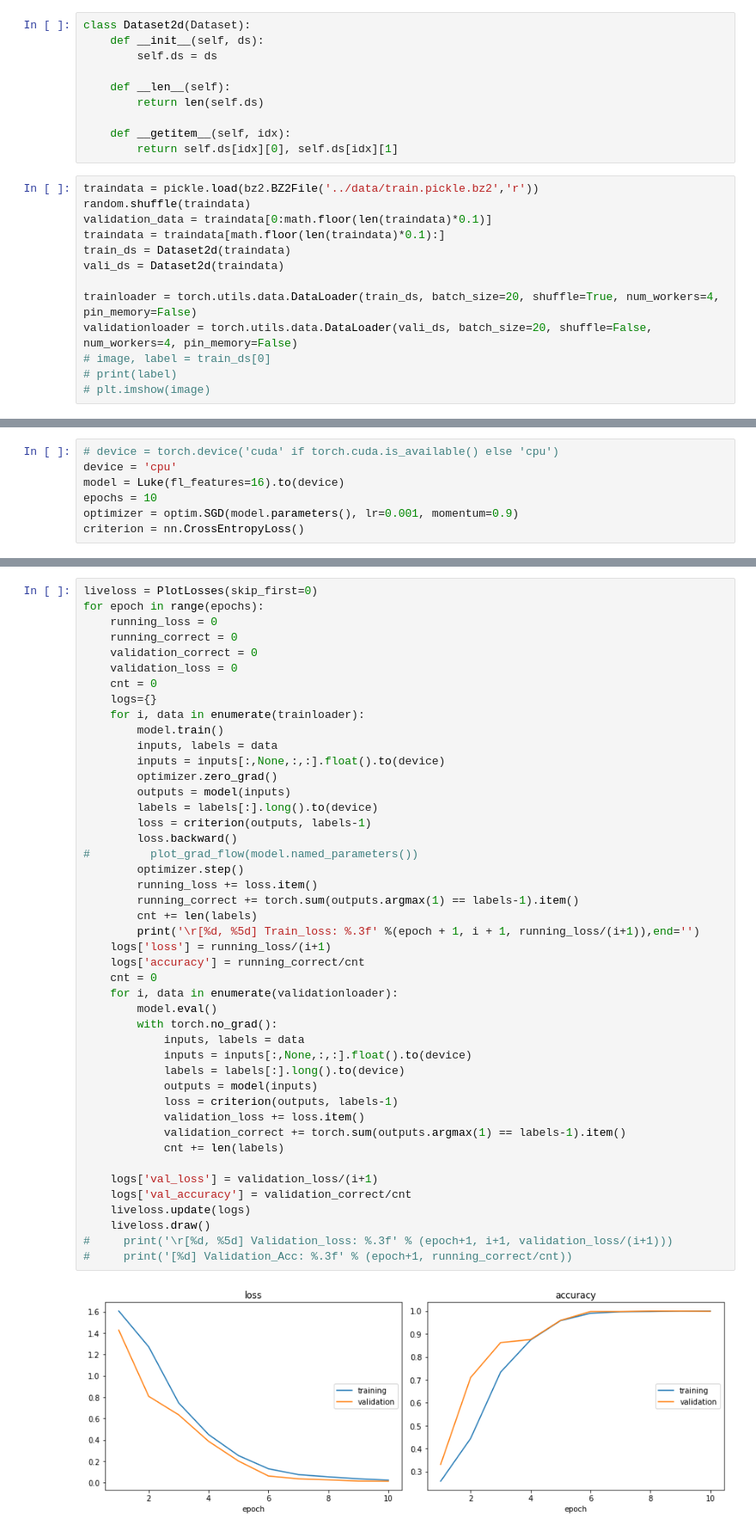
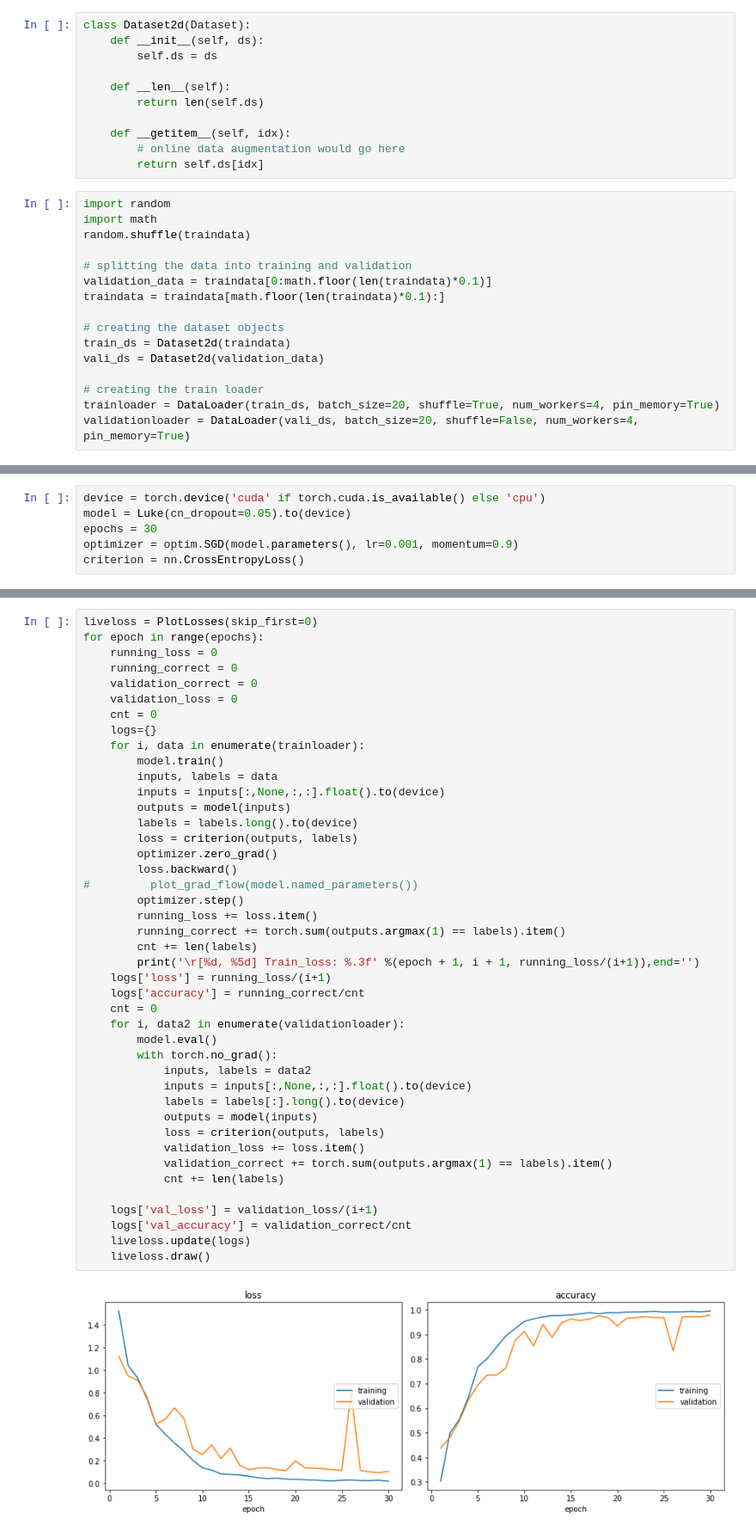
Before and after one commit to arechberger/model_lookilooki, a Jupyter notebook: notebooks/training.ipynb, the cells around one changed output, grey strips where cells are left out. Shown at 86% size. Cells and saved outputs as stored; diff of their text form.

```diff
--- a/notebooks/training.ipynb
+++ b/notebooks/training.ipynb
@@ -75,17 +94,21 @@ class Dataset2d(Dataset):
         return len(self.ds)
 
     def __getitem__(self, idx):
-        return self.ds[idx][0], self.ds[idx][1]
+        # online data augmentation would go here
+        return self.ds[idx]
 # %%
-traindata = pickle.load(bz2.BZ2File('../data/train.pickle.bz2','r'))
+import random
+import math
 random.shuffle(traindata)
+
+# splitting the data into training and validation
 validation_data = traindata[0:math.floor(len(traindata)*0.1)]
 traindata = traindata[math.floor(len(traindata)*0.1):]
+
+# creating the dataset objects
 train_ds = Dataset2d(traindata)
-vali_ds = Dataset2d(traindata)
+vali_ds = Dataset2d(validation_data)
 
-trainloader = torch.utils.data.DataLoader(train_ds, batch_size=20, shuffle=True, num_workers=4, pin_memory=False)
-validationloader = torch.utils.data.DataLoader(vali_ds, batch_size=20, shuffle=False, num_workers=4, pin_memory=False)
-# image, label = train_ds[0]
-# print(label)
-# plt.imshow(image)
+# creating the train loader
+trainloader = DataLoader(train_ds, batch_size=20, shuffle=True, num_workers=4, pin_memory=True)
+validationloader = DataLoader(vali_ds, batch_size=20, shuffle=False, num_workers=4, pin_memory=True)
@@ -92,7 +117,6 @@ validationloader = torch.utils.data.DataLoader(vali_ds, batch_size=20, shuffle=F
 # %%
-# device = torch.device('cuda' if torch.cuda.is_available() else 'cpu')
-device = 'cpu'
-model = Luke(fl_features=16).to(device)
-epochs = 10
+device = torch.device('cuda' if torch.cuda.is_available() else 'cpu')
+model = Luke(cn_dropout=0.05).to(device)
+epochs = 30
 optimizer = optim.SGD(model.parameters(), lr=0.001, momentum=0.9)
 criterion = nn.CrossEntropyLoss()
@@ -105,42 +149,40 @@ for epoch in range(epochs):
     validation_loss = 0
     cnt = 0
     logs={}
     for i, data in enumerate(trainloader):
         model.train()
         inputs, labels = data
         inputs = inputs[:,None,:,:].float().to(device)
+        outputs = model(inputs)
+        labels = labels.long().to(device)
+        loss = criterion(outputs, labels)
         optimizer.zero_grad()
-        outputs = model(inputs)
-        labels = labels[:].long().to(device)
-        loss = criterion(outputs, labels-1)
         loss.backward()
 #         plot_grad_flow(model.named_parameters())
         optimizer.step()
         running_loss += loss.item()
-        running_correct += torch.sum(outputs.argmax(1) == labels-1).item()
+        running_correct += torch.sum(outputs.argmax(1) == labels).item()
         cnt += len(labels)
         print('\r[%d, %5d] Train_loss: %.3f' %(epoch + 1, i + 1, running_loss/(i+1)),end='')
     logs['loss'] = running_loss/(i+1)
     logs['accuracy'] = running_correct/cnt
     cnt = 0
-    for i, data in enumerate(validationloader):
+    for i, data2 in enumerate(validationloader):
         model.eval()
         with torch.no_grad():
-            inputs, labels = data
+            inputs, labels = data2
             inputs = inputs[:,None,:,:].float().to(device)
             labels = labels[:].long().to(device)
             outputs = model(inputs)
-            loss = criterion(outputs, labels-1)
+            loss = criterion(outputs, labels)
             validation_loss += loss.item()
-            validation_correct += torch.sum(outputs.argmax(1) == labels-1).item()
+            validation_correct += torch.sum(outputs.argmax(1) == labels).item()
             cnt += len(labels)
 
     logs['val_loss'] = validation_loss/(i+1)
     logs['val_accuracy'] = validation_correct/cnt
     liveloss.update(logs)
     liveloss.draw()
-#     print('\r[%d, %5d] Validation_loss: %.3f' % (epoch+1, i+1, validation_loss/(i+1)))
-#     print('[%d] Validation_Acc: %.3f' % (epoch+1, running_correct/cnt))
 # %% [output]
-[figure, old version]
+[figure, new version]
 loss:
```
Also changed, not shown: parts of 27 cells of this notebook, 7 other files.
